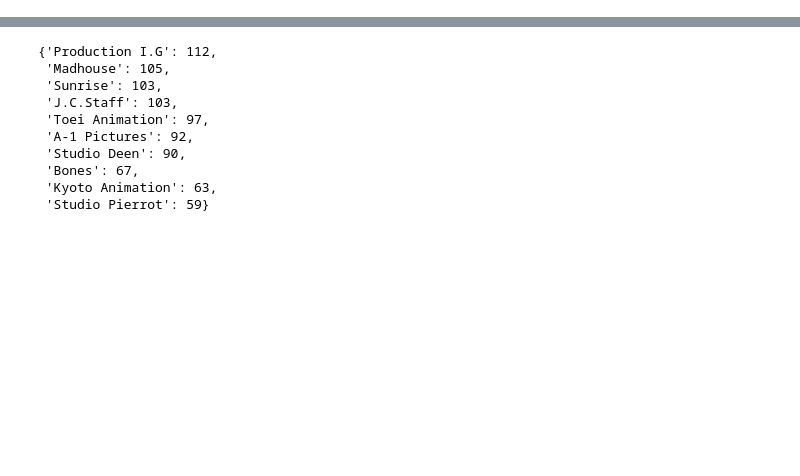
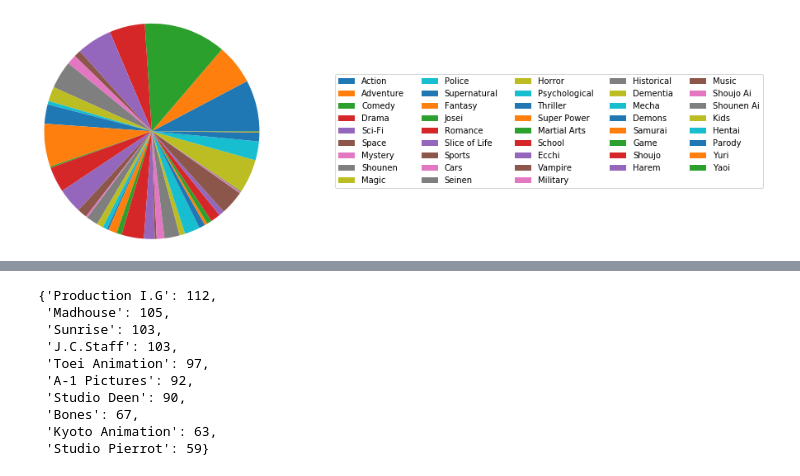
Before and after one commit to physics91si/spring19-final-project-patinkaew, a Jupyter notebook: project.ipynb, the cells around one changed output, grey strips where cells are left out. Saved outputs shown, nothing was run; the diff lists cells and outputs as text; code cells hidden in the pictures; blank space fills up the shorter version.

```diff
--- a/project.ipynb
+++ b/project.ipynb
@@ -122,0 +156,12 @@ def is_good_anime(i):
+# %%
+animeGenre = animeDF.loc[:, ' genre']
+animeGenre = animeGenre.fillna('')
+genre_count = {}
+for genre_list in animeGenre:
+    lst = parse_list_text(genre_list)
+    for g in lst:
+        if g in genre_count:
+            genre_count[g] += 1
+        else:
+            genre_count[g] = 1
+find_n_max(genre_count, 10)
@@ -122,0 +179,7 @@ def is_good_anime(i):
+# %%
+#plot pir chart
+plt.pie([float(v) for v in genre_count.values()], radius = 1.5)
+plt.legend(labels=[k for k in genre_count.keys()], loc='center left', bbox_to_anchor=(1.5, 0.5), ncol = 5)
+plt.show()
+# %% [output]
+[figure, added]
```
Also changed, not shown: parts of 65 cells of this notebook.
